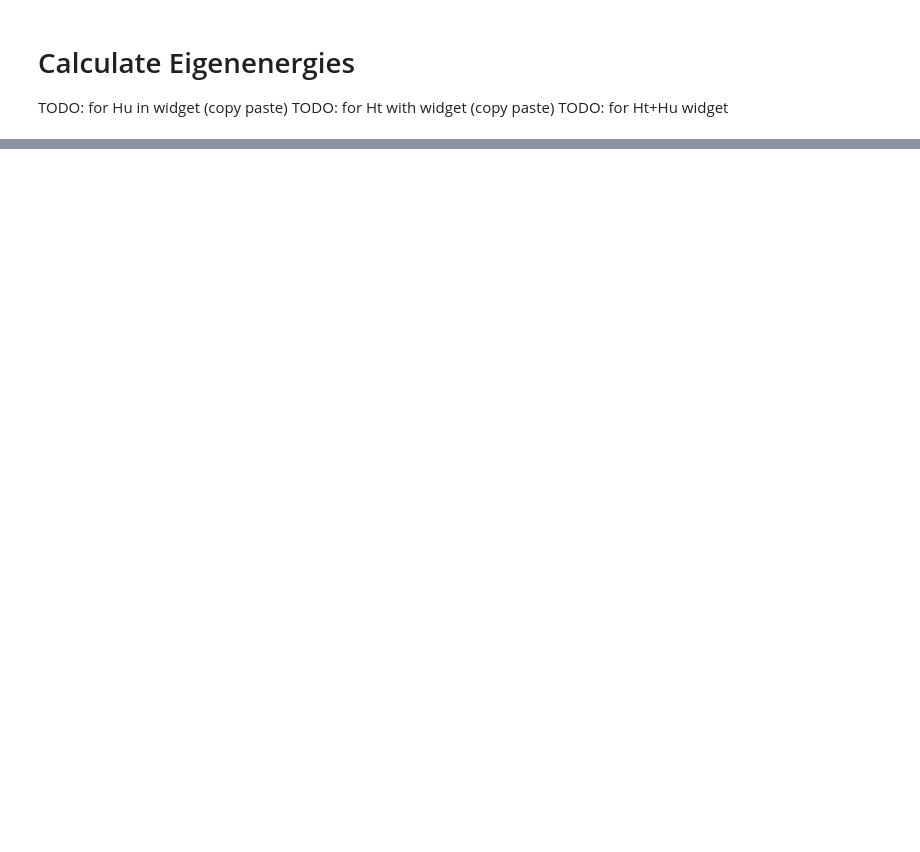
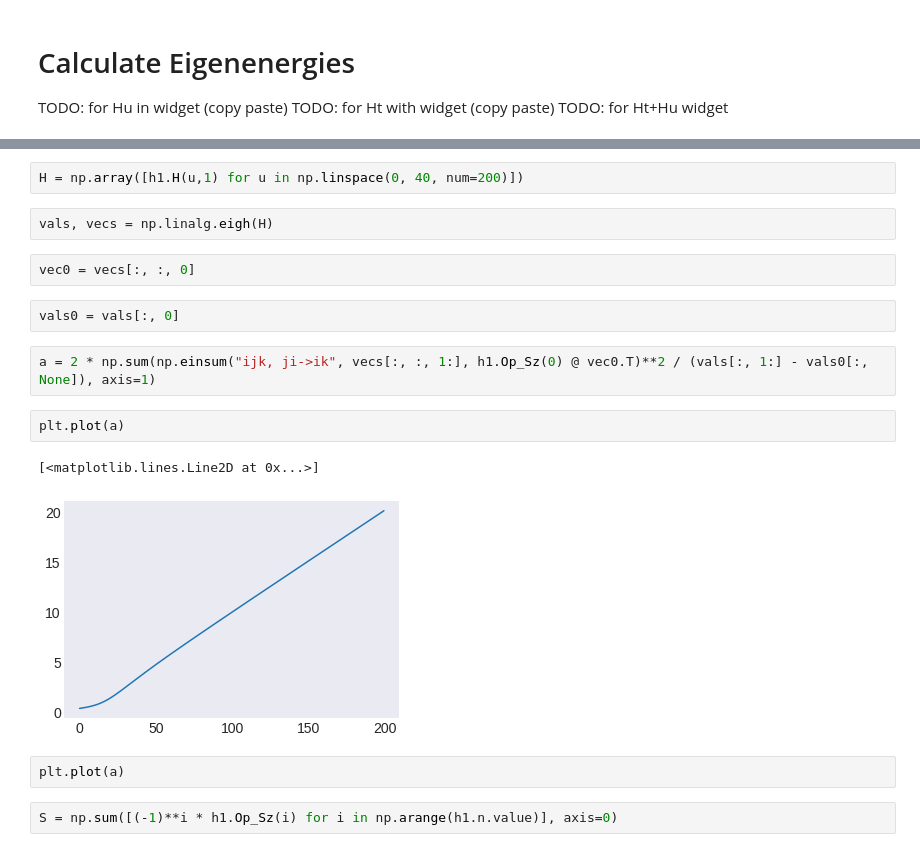
Before and after one commit to Georg912/Projektarbeit_Kunes, a Jupyter notebook: 04_Hubbard_Model/development_notebook_march.ipynb, the cells around one changed output, grey strips where cells are left out. Cells and saved outputs as stored; diff of their text form; blank space fills up the shorter version.

```diff
--- a/04_Hubbard_Model/development_notebook_march.ipynb
+++ b/04_Hubbard_Model/development_notebook_march.ipynb
@@ -153,3 +187,22 @@ array([ 0. ,  0.5,  1. ,  1.5,  2. ,  2.5,  3. ,  3.5,  4. ,  4.5,  5. ,  5.5,
+# %%
+H = np.array([h1.H(u,1) for u in np.linspace(0, 40, num=200)])
+# %%
+vals, vecs = np.linalg.eigh(H)
+# %%
+vec0 = vecs[:, :, 0]
+# %%
+vals0 = vals[:, 0]
+# %%
+a = 2 * np.sum(np.einsum("ijk, ji->ik", vecs[:, :, 1:], h1.Op_Sz(0) @ vec0.T)**2 / (vals[:, 1:] - vals0[:, None]), axis=1)
+# %%
+plt.plot(a)
+# %% [output]
+[<matplotlib.lines.Line2D at 0x...>]
+[figure, added]
+# %%
+plt.plot(a)
+# %%
+S = np.sum([(-1)**i * h1.Op_Sz(i) for i in np.arange(h1.n.value)], axis=0)
 # %%
 plt.plot(np.round(h1.Exp_Val_0(h1.Op_Sz(1)@h1.Op_Sz(1)),4))
 plt.plot(np.round(1 - 2*h1.Exp_Val_0(h1.Op_nn_mean),4), label="nn")
```
Also changed, not shown: parts of 25 cells of this notebook, 6 other files.
